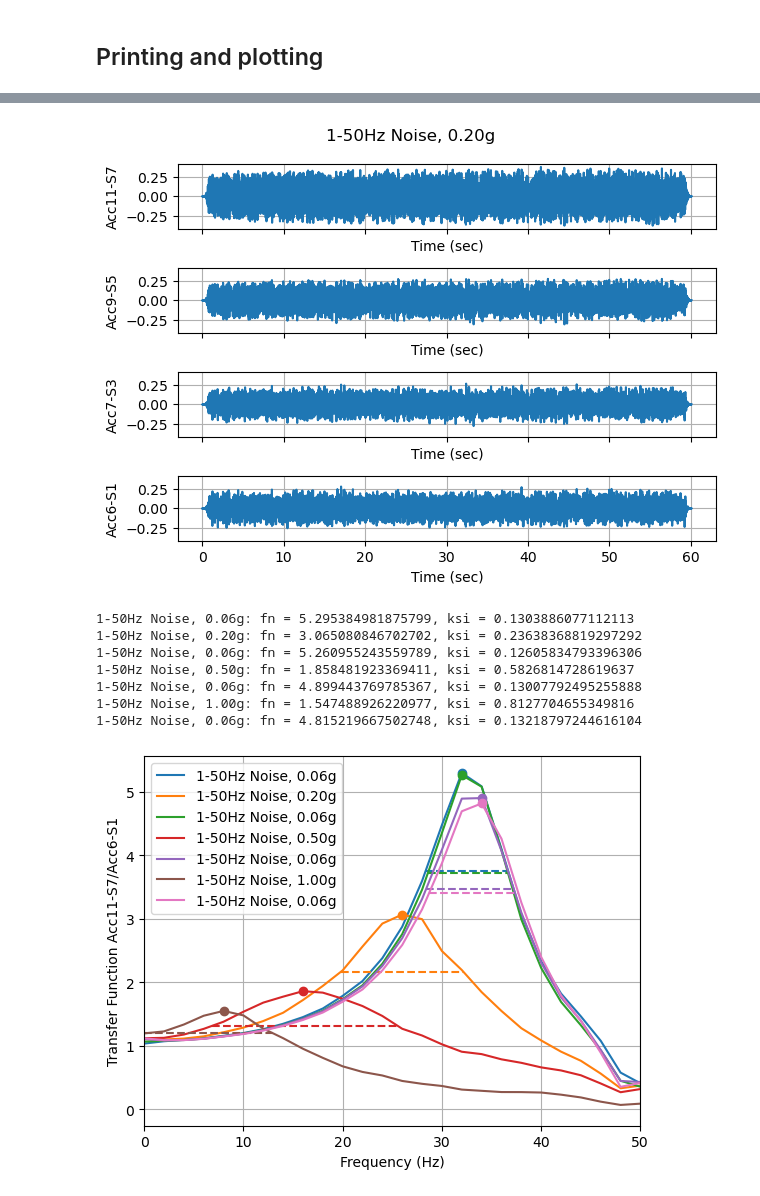
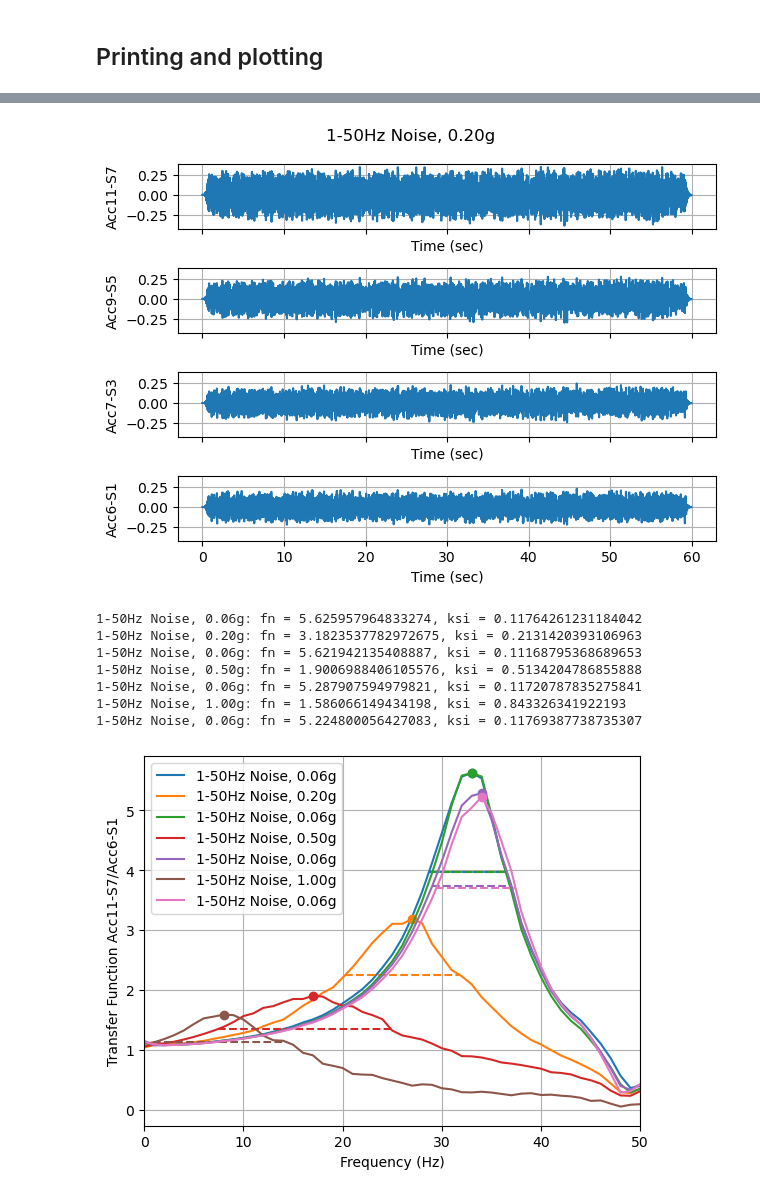
Before and after one commit to dkaramitros/pyDySP, a Jupyter notebook: example_equals.ipynb, the cells around one changed output, grey strips where cells are left out. Cells and saved outputs as stored; diff of their text form; code cells hidden in the pictures.

```diff
--- a/example_equals.ipynb
+++ b/example_equals.ipynb
@@ -109,13 +109,13 @@ calibrations = [
 ### Data Import
 # %%
 # Create tests
-test = [pydaq.Test() for _ in enumerate(filenames)]
+test = [pydaq.test.Test() for _ in enumerate(filenames)]
 for i,i_test in enumerate(test):
     i_test.read_equals(filename=filenames[i])
     i_test.set_test_info(name=test_names[i])
     i_test.set_channel_info(names=channel_names, descriptions=channel_descriptions, units=units, calibrations=calibrations)
     i_test.baseline()
-    #i_test.filter()
+    i_test.filter()
     i_test.trim()
 # %% [markdown]
 ## Printing and plotting
@@ -132,22 +132,22 @@ ax = test[1].channel[8].plot(plot_type="Arias")
 # %%
 ax = test[1].plot(channels=[13,11,9,8], columns=1, plot_type="Timehistory") #same inputs as above
 # %% [output]
-[figure, old version]
+[figure, new version]
 # %%
 fix,ax = plt.subplots()
 for i in range(7):
-    a=test[i].transfer(channel_from=8, channel_to=13, axis=ax, find_peak=True, find_damping=True, nperseg=256)
+    a=test[i].transfer(channel_from=8, channel_to=13, axis=ax, find_peak=True, find_damping=True, nperseg=512)
     print(f"{test[i].name}: fn = {a[2][1]}, ksi = {a[3]}")
 a=ax.legend()
 # %% [output]
-1-50Hz Noise, 0.06g: fn = 5.295384981875799, ksi = 0.1303886077112113
-1-50Hz Noise, 0.20g: fn = 3.065080846702702, ksi = 0.23638368819297292
-1-50Hz Noise, 0.06g: fn = 5.260955243559789, ksi = 0.12605834793396306
-1-50Hz Noise, 0.50g: fn = 1.858481923369411, ksi = 0.5826814728619637
-1-50Hz Noise, 0.06g: fn = 4.899443769785367, ksi = 0.13007792495255888
-1-50Hz Noise, 1.00g: fn = 1.547488926220977, ksi = 0.8127704655349816
-1-50Hz Noise, 0.06g: fn = 4.815219667502748, ksi = 0.13218797244616104
+1-50Hz Noise, 0.06g: fn = 5.625957964833274, ksi = 0.11764261231184042
+1-50Hz Noise, 0.20g: fn = 3.1823537782972675, ksi = 0.2131420393106963
+1-50Hz Noise, 0.06g: fn = 5.621942135408887, ksi = 0.11168795368689653
+1-50Hz Noise, 0.50g: fn = 1.9006988406105576, ksi = 0.5134204786855888
+1-50Hz Noise, 0.06g: fn = 5.287907594979821, ksi = 0.11720787835275841
+1-50Hz Noise, 1.00g: fn = 1.586066149434198, ksi = 0.843326341922193
+1-50Hz Noise, 0.06g: fn = 5.224800056427083, ksi = 0.11769387738735307
-[figure, old version]
+[figure, new version]
 # %%
 for i in range(7):
     a=test[i].channel[8].timehistory()[1]
```
Also changed, not shown: parts of 2 cells of this notebook, 4 other files.
